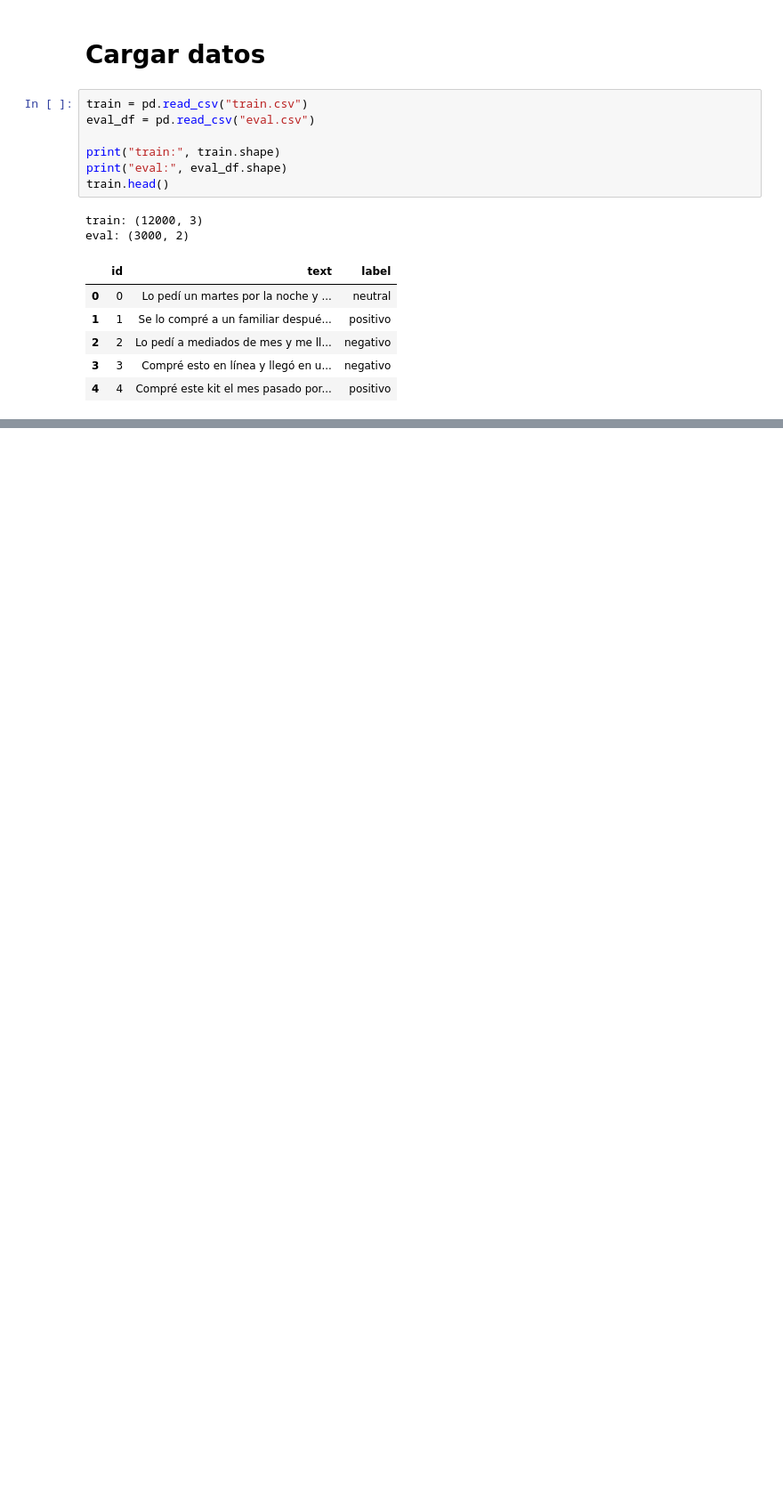
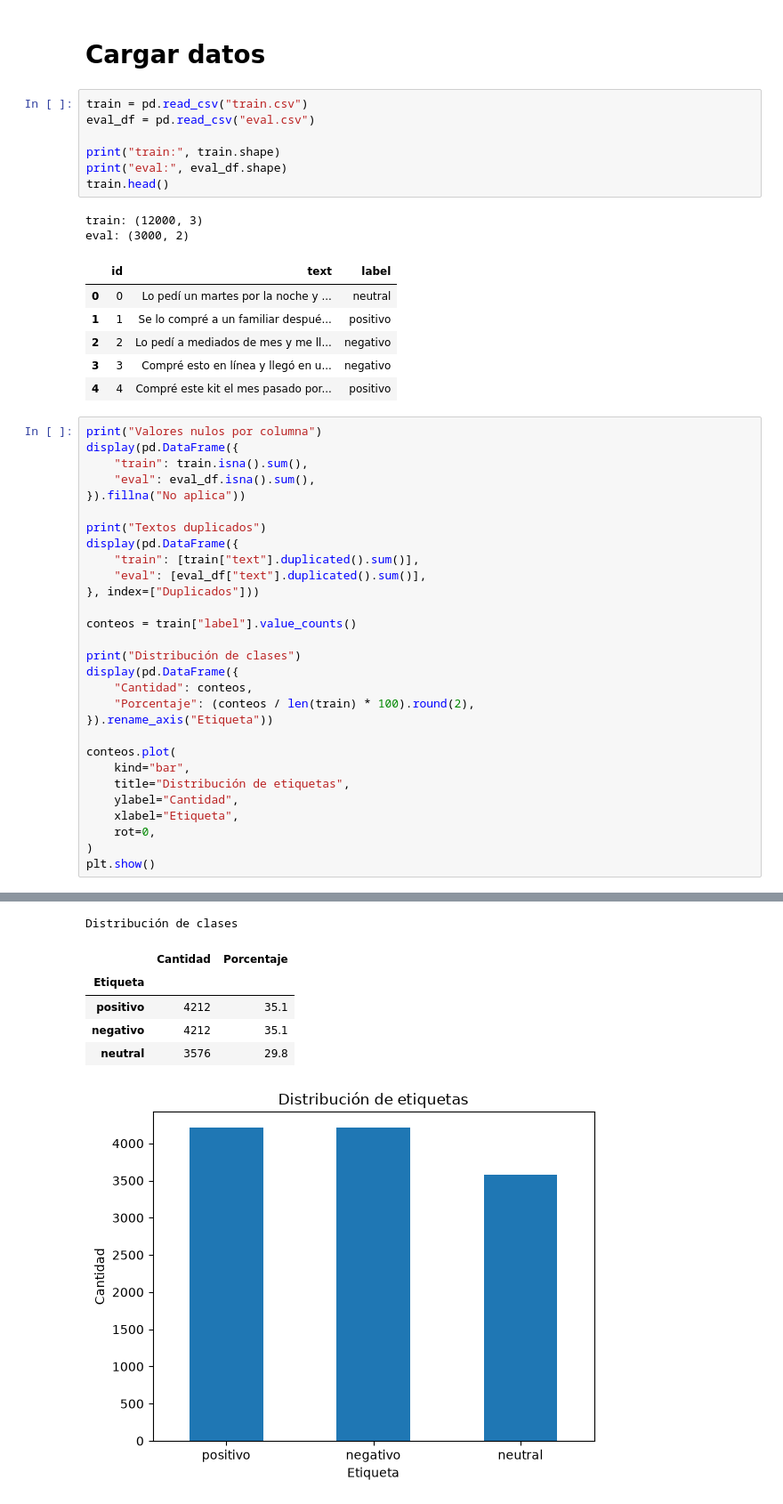
Before and after one commit to jmfonsecau/ISIS-2611-Proyecto-Parte-1, a Jupyter notebook: notebook_proyecto.ipynb, the cells around one changed output, grey strips where cells are left out. Shown at 89% size. Cells and saved outputs as stored; diff of their text form; blank space fills up the shorter version.

```diff
--- a/notebook_proyecto.ipynb
+++ b/notebook_proyecto.ipynb
@@ -61,3 +61,33 @@ eval: (3000, 2)
 | 2 | 2 | Lo pedí a mediados de mes y me ll... | negativo |
 | 3 | 3 | Compré esto en línea y llegó en u... | negativo |
 | 4 | 4 | Compré este kit el mes pasado por... | positivo |
+# %%
+print("Valores nulos por columna")
+display(pd.DataFrame({
+    "train": train.isna().sum(),
+    "eval": eval_df.isna().sum(),
+}).fillna("No aplica"))
+
+print("Textos duplicados")
+display(pd.DataFrame({
+    "train": [train["text"].duplicated().sum()],
+    "eval": [eval_df["text"].duplicated().sum()],
+}, index=["Duplicados"]))
+
+conteos = train["label"].value_counts()
+
+print("Distribución de clases")
+display(pd.DataFrame({
+    "Cantidad": conteos,
+    "Porcentaje": (conteos / len(train) * 100).round(2),
+}).rename_axis("Etiqueta"))
+
+conteos.plot(
+    kind="bar",
+    title="Distribución de etiquetas",
+    ylabel="Cantidad",
+    xlabel="Etiqueta",
+    rot=0,
+)
+plt.show()
+# %% [output]
@@ -63,0 +102,7 @@ eval: (3000, 2)
+Distribución de clases
+|  | Cantidad | Porcentaje |
+| Etiqueta |  |  |
+| positivo | 4212 | 35.1 |
+| negativo | 4212 | 35.1 |
+| neutral | 3576 | 29.8 |
+[figure, added]
```
Also changed, not shown: parts of 7 cells of this notebook.
